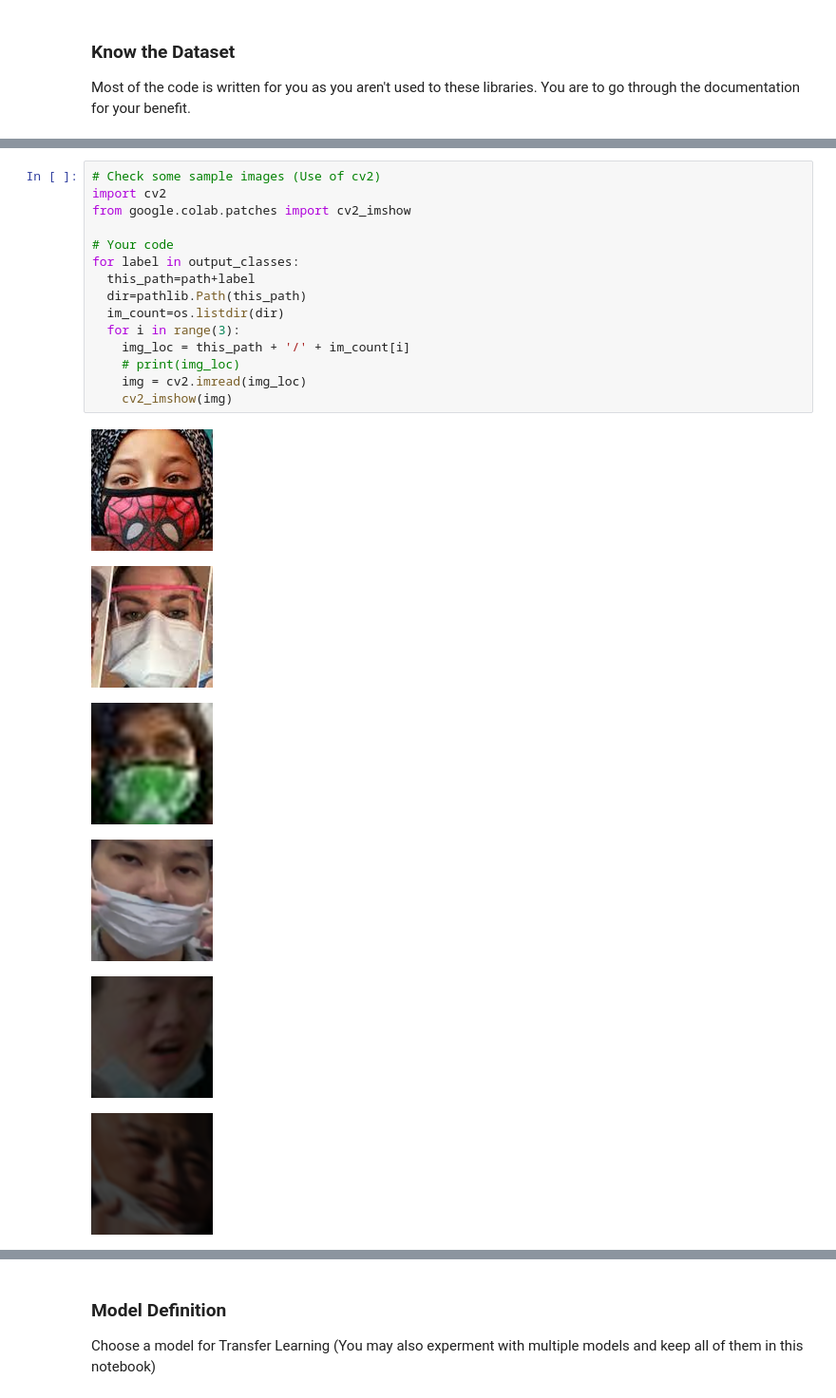
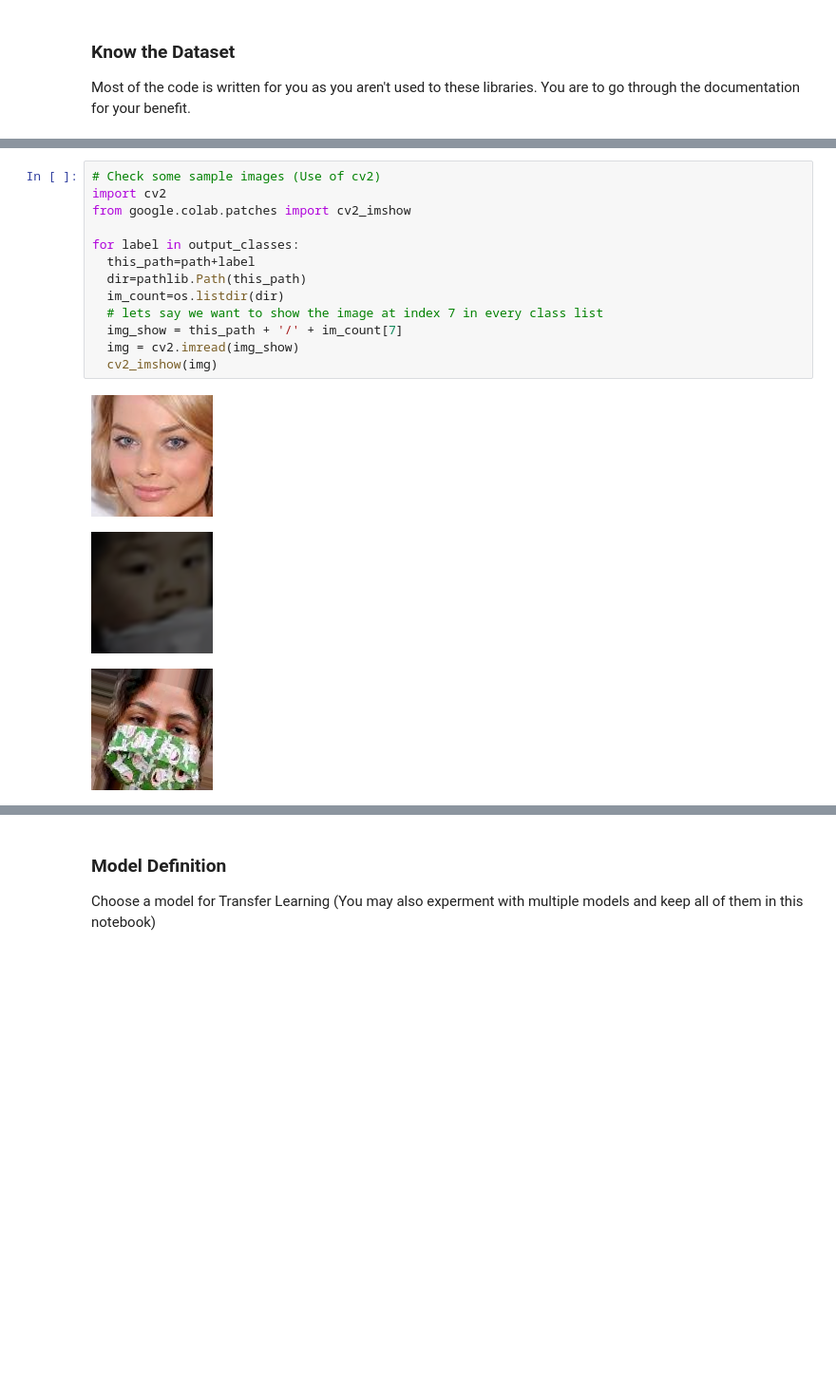
Before and after one commit to mandar7-git/ICG-Computer-Vision-using-Tensorflow, a Jupyter notebook: Final Task/A4_200698.ipynb, the cells around one changed output, grey strips where cells are left out. Shown at 95% size. Saved outputs shown, nothing was run; the diff lists cells and outputs as text; blank space fills up the shorter version.

```diff
--- a/Final Task/A4_200698.ipynb
+++ b/Final Task/A4_200698.ipynb
@@ -55,22 +59,17 @@ plt.show()
 # %%
 # Check some sample images (Use of cv2)
 import cv2
 from google.colab.patches import cv2_imshow
 
-# Your code
 for label in output_classes:
   this_path=path+label
   dir=pathlib.Path(this_path)
   im_count=os.listdir(dir)
-  for i in range(3):
-    img_loc = this_path + '/' + im_count[i]
-    # print(img_loc)
-    img = cv2.imread(img_loc)
-    cv2_imshow(img)
+  # lets say we want to show the image at index 7 in every class list
+  img_show = this_path + '/' + im_count[7]
+  img = cv2.imread(img_show)
+  cv2_imshow(img)
 # %% [output]
-[figure, old version]
+[figure, new version]
-[figure, old version]
+[figure, new version]
-[figure, old version]
+[figure, new version]
-[figure, removed]
-[figure, removed]
-[figure, removed]
```
Also changed, not shown: parts of 43 cells of this notebook.
